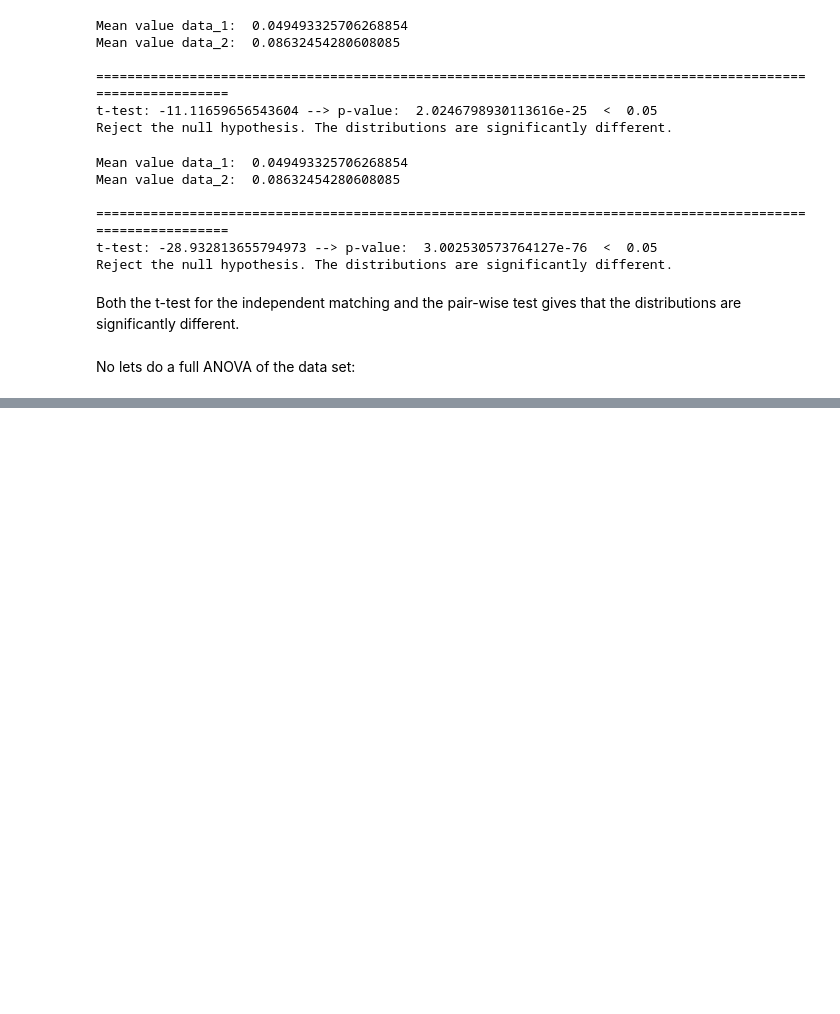
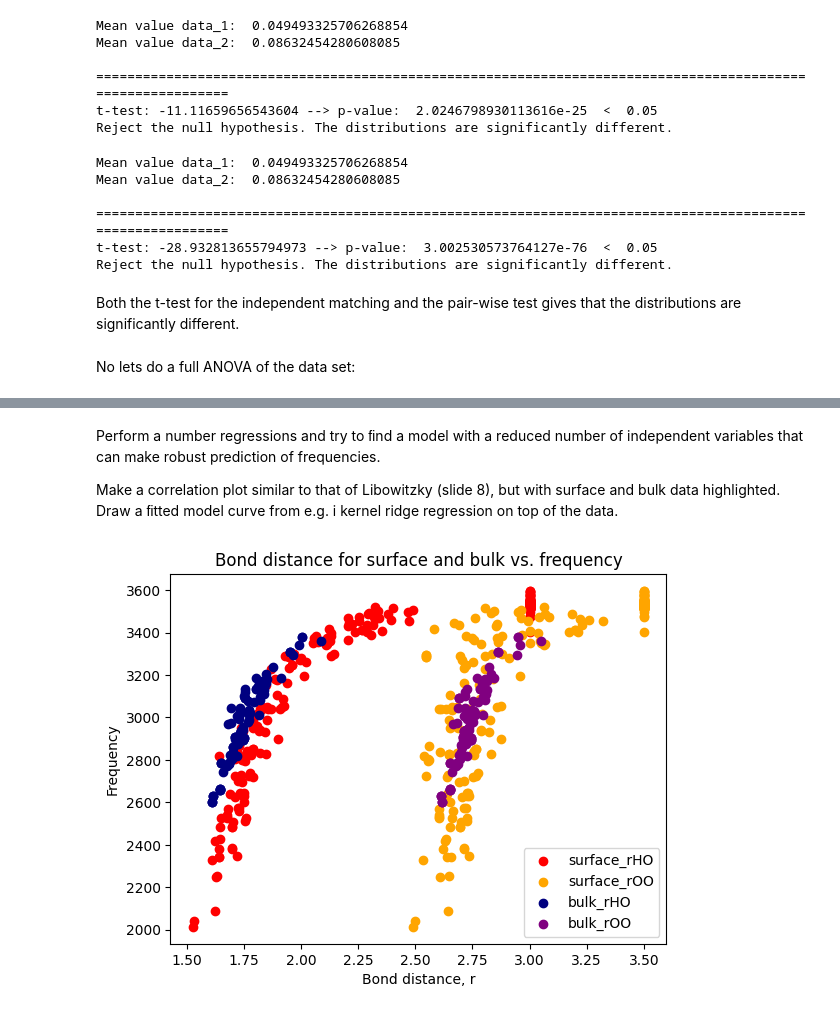
Before and after one commit to alexandraelora/DoE_Course_Material, a Jupyter notebook: Week_3/Day_3/Regression_Lab_AU.ipynb, the cells around one changed output, grey strips where cells are left out. Drawn from its saved outputs; the diff is of its cells as text; code cells hidden in the pictures; blank space fills up the shorter version.

Commit message:
Regression Lab

```diff
--- a/Week_3/Day_3/Regression_Lab_AU.ipynb
+++ b/Week_3/Day_3/Regression_Lab_AU.ipynb
@@ -217,0 +342,36 @@ NameError: name 'EFfc' is not defined
+# %% [markdown]
+Perform a number regressions and try to ﬁnd a model with a reduced number of independent variables that can make
+robust prediction of frequencies.
+
+Make a correlation plot similar to that of Libowitzky (slide 8), but with surface and bulk data highlighted. Draw a ﬁtted
+model curve from e.g. i kernel ridge regression on top of the data.
+# %%
+bonds = []
+bonds_df = pd.DataFrame(bonds)
+
+bonds_df['surface_freq']=data_df['Frequency']
+bonds_df['surface_rHO'] = data_df['rHO']
+bonds_df['surface_rOO'] = data_df['rOO']
+bonds_df['surface_tOHO'] = data_df['tOHO']
+bonds_df['bulk_freq']= bulk_data_1['Frequency']
+bonds_df['bulk_rHO'] = bulk_data_1['rHO']
+bonds_df['bulk_rOO'] = bulk_data_1['rOO']
+bonds_df['bulk_tOHO'] = bulk_data_1['tOHO']
+
+
+#Plot the results
+plt.figure()
+
+plt.scatter(bonds_df['surface_rHO'], bonds_df['surface_freq'], color = 'red', label ='surface_rHO')
+plt.scatter(bonds_df['surface_rOO'], bonds_df['surface_freq'], color = 'orange', label ='surface_rOO')
+plt.scatter(bonds_df['bulk_rHO'], bonds_df['bulk_freq'], color = 'navy', label='bulk_rHO')
+plt.scatter(bonds_df['bulk_rOO'], bonds_df['bulk_freq'], color = 'purple', label = 'bulk_rOO')
+
+
+plt.legend()
+plt.title('Bond distance for surface and bulk vs. frequency')
+plt.xlabel('Bond distance, r')
+plt.ylabel('Frequency')
+plt.show()
+# %% [output]
+[figure, added]
```
Also changed, not shown: parts of 8 cells of this notebook.
